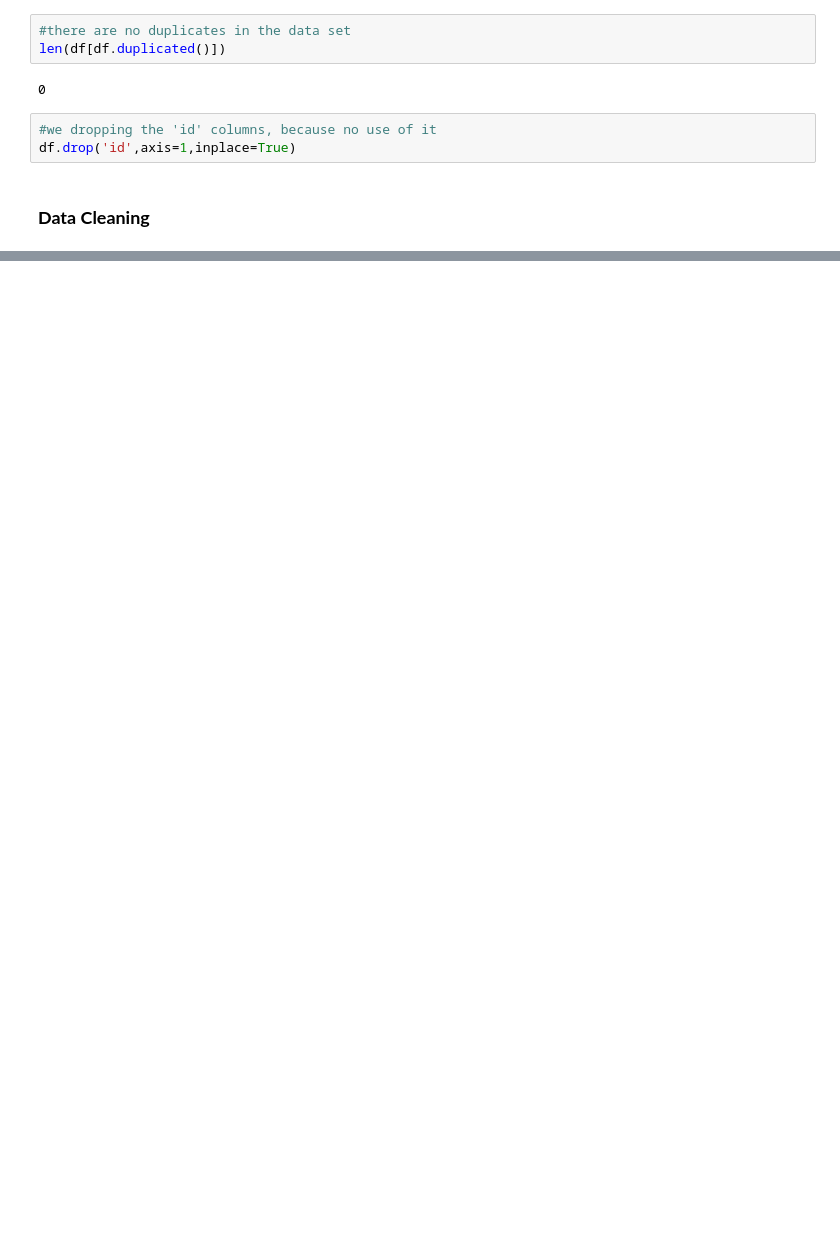
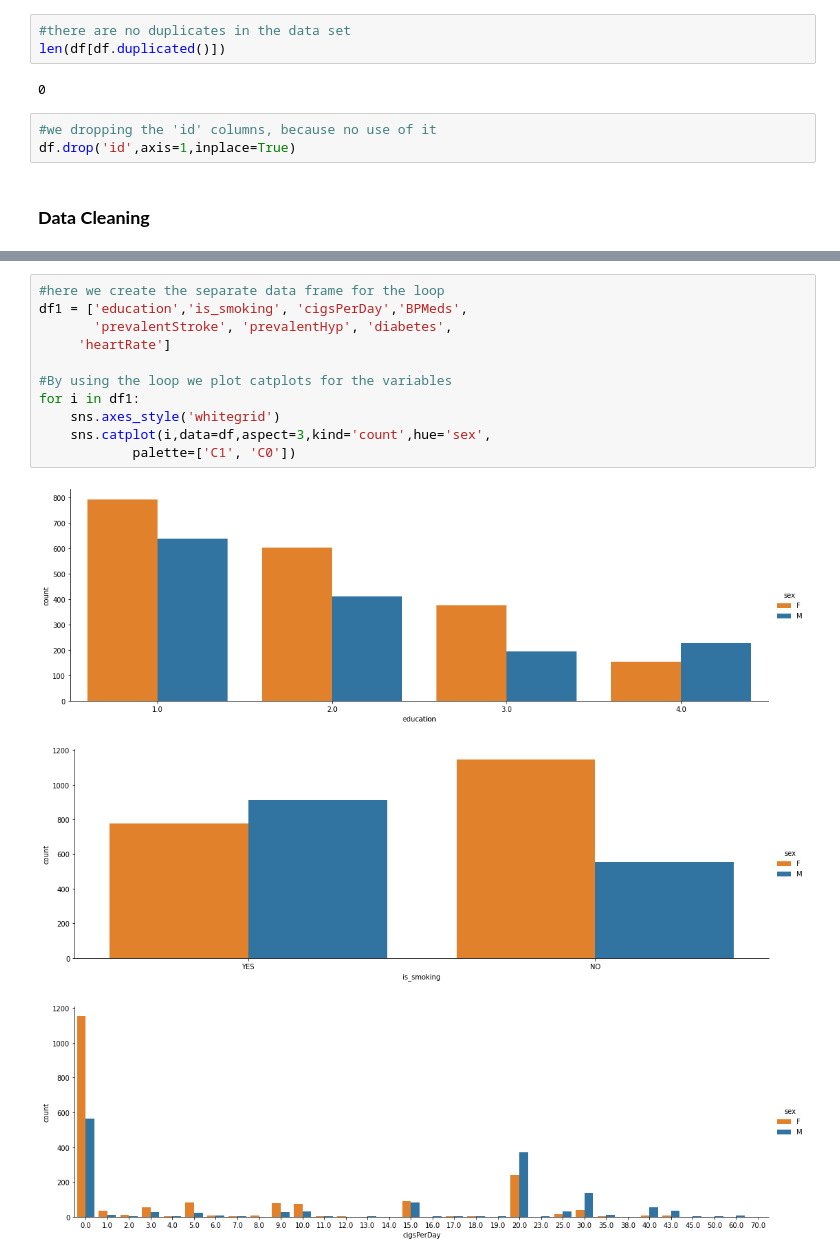
Before and after one commit to Shambhurajdesai/Capstone-3---Cardio-Vascular-Risk--Classification, a Jupyter notebook: Cardio_Vascular_Risk_Capstone_3.ipynb, the cells around one changed output, grey strips where cells are left out. Saved outputs shown, nothing was run; the diff lists cells and outputs as text; blank space fills up the shorter version.

```diff
--- a/Cardio_Vascular_Risk_Capstone_3.ipynb
+++ b/Cardio_Vascular_Risk_Capstone_3.ipynb
@@ -153,0 +276,15 @@ df.drop('id',axis=1,inplace=True)
+# %%
+#here we create the separate data frame for the loop
+df1 = ['education','is_smoking', 'cigsPerDay','BPMeds',
+       'prevalentStroke', 'prevalentHyp', 'diabetes',
+     'heartRate']
+
+#By using the loop we plot catplots for the variables
+for i in df1:
+    sns.axes_style('whitegrid')
+    sns.catplot(i,data=df,aspect=3,kind='count',hue='sex',
+            palette=['C1', 'C0'])
+# %% [output]
+[figure, added]
+[figure, added]
+[figure, added]
```
Also changed, not shown: parts of 19 cells of this notebook.
